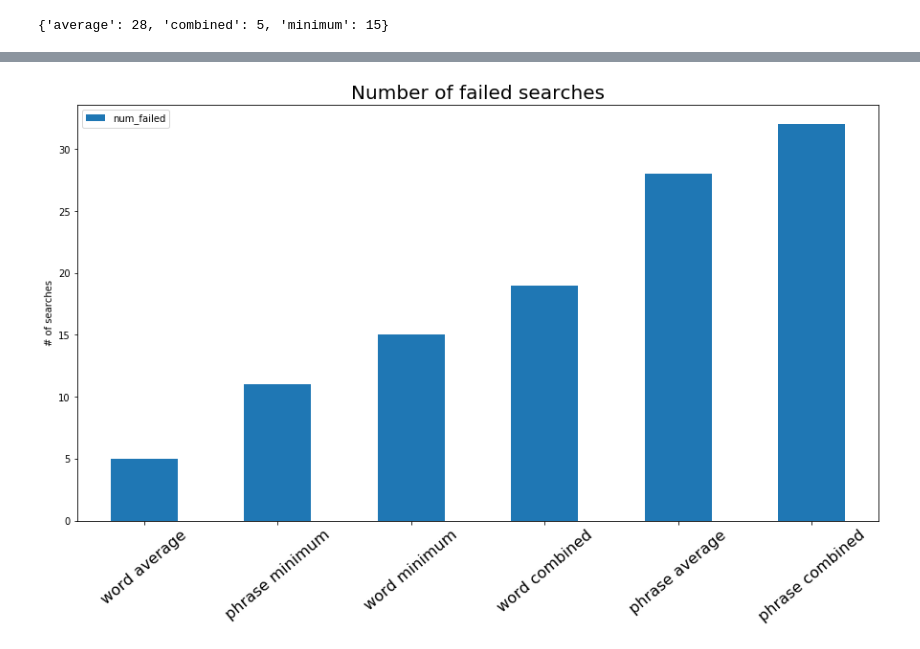
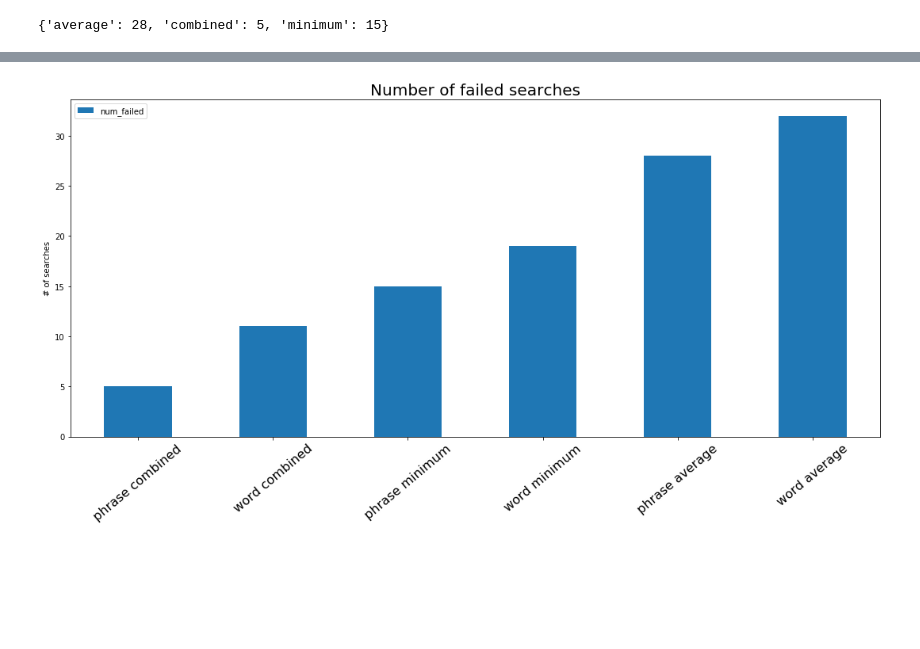
Before and after one commit to CS182-2018-Final-Project-MBC/CS182-Final-Project, a Jupyter notebook: code/Greedy Word2Vec 2.ipynb, the cells around one changed output, grey strips where cells are left out. Cells and saved outputs as stored; diff of their text form; code cells hidden in the pictures; blank space fills up the shorter version.

Commit message:
Updated poster to fix failure graph and update results

```diff
--- a/code/Greedy Word2Vec 2.ipynb
+++ b/code/Greedy Word2Vec 2.ipynb
@@ -247,11 +247,13 @@ df
 | 5 | phrase combined | 5 |
 # %%
-
-df.sort_values(by='num_failed', ascending=True).plot.bar(stacked=False, figsize=(15,8))
+df = df.sort_values(by='num_failed', ascending=True)
+df.plot.bar(stacked=False, figsize=(15,8))
 plt.xticks(rotation=40, fontsize=16)
 plt.title("Number of failed searches", fontsize=20)
 plt.ylabel('# of searches')
 plt.xticks(np.arange(6), df['algorithm'])
+plt.tight_layout()
+plt.savefig("failed_searches_correct.png")
 plt.show()
 # %% [output]
-[figure, old version]
+[figure, new version]
```
Also changed, not shown: parts of 1 cell of this notebook, 3 other files.
